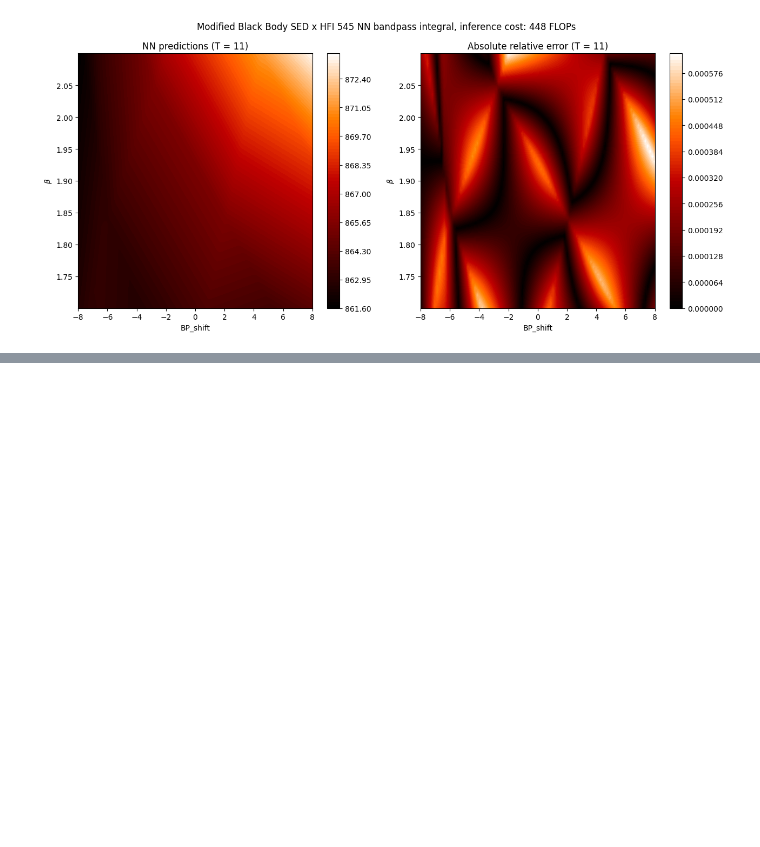
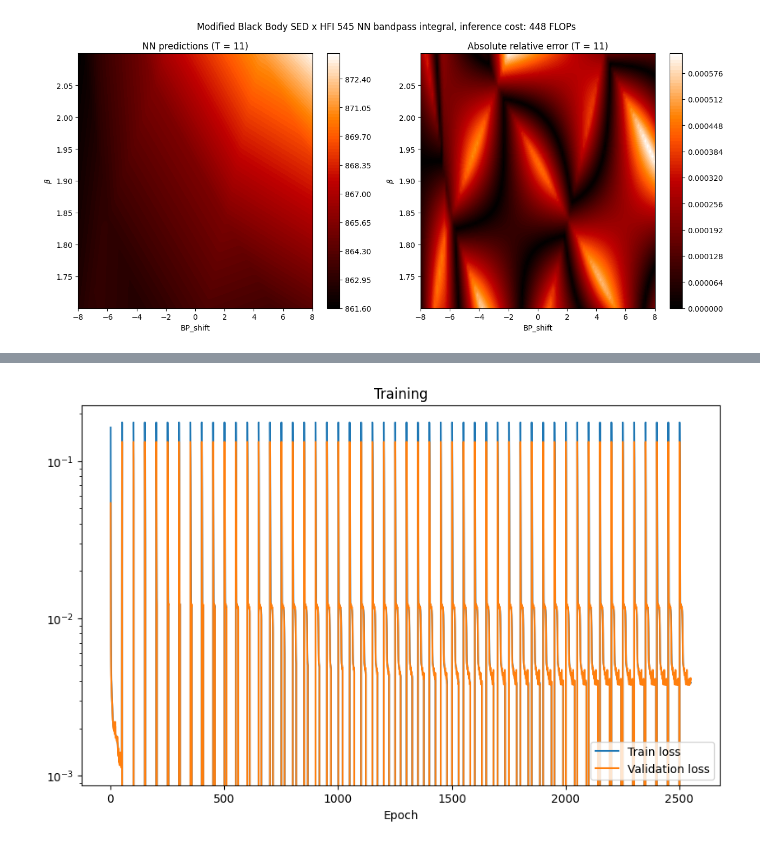
Before and after one commit to LeeoBianchi/BandpassNN, a Jupyter notebook: BandpassNN.ipynb, the cells around one changed output, grey strips where cells are left out. Saved outputs shown, nothing was run; the diff lists cells and outputs as text; code cells hidden in the pictures; blank space fills up the shorter version.

Commit message:
new BPNN module

```diff
--- a/BandpassNN.ipynb
+++ b/BandpassNN.ipynb
@@ -548,0 +442,3 @@ plt.show()
+# %%
+BP_loaded = BPNN()
+BP_loaded.load('bandpass_NN_v2.pth')
@@ -548,0 +477,4 @@ plt.show()
+# %%
+BP_loaded.plot_training()
+# %% [output]
+[figure, added]
```
Also changed, not shown: parts of 12 cells of this notebook, 6 other files.
